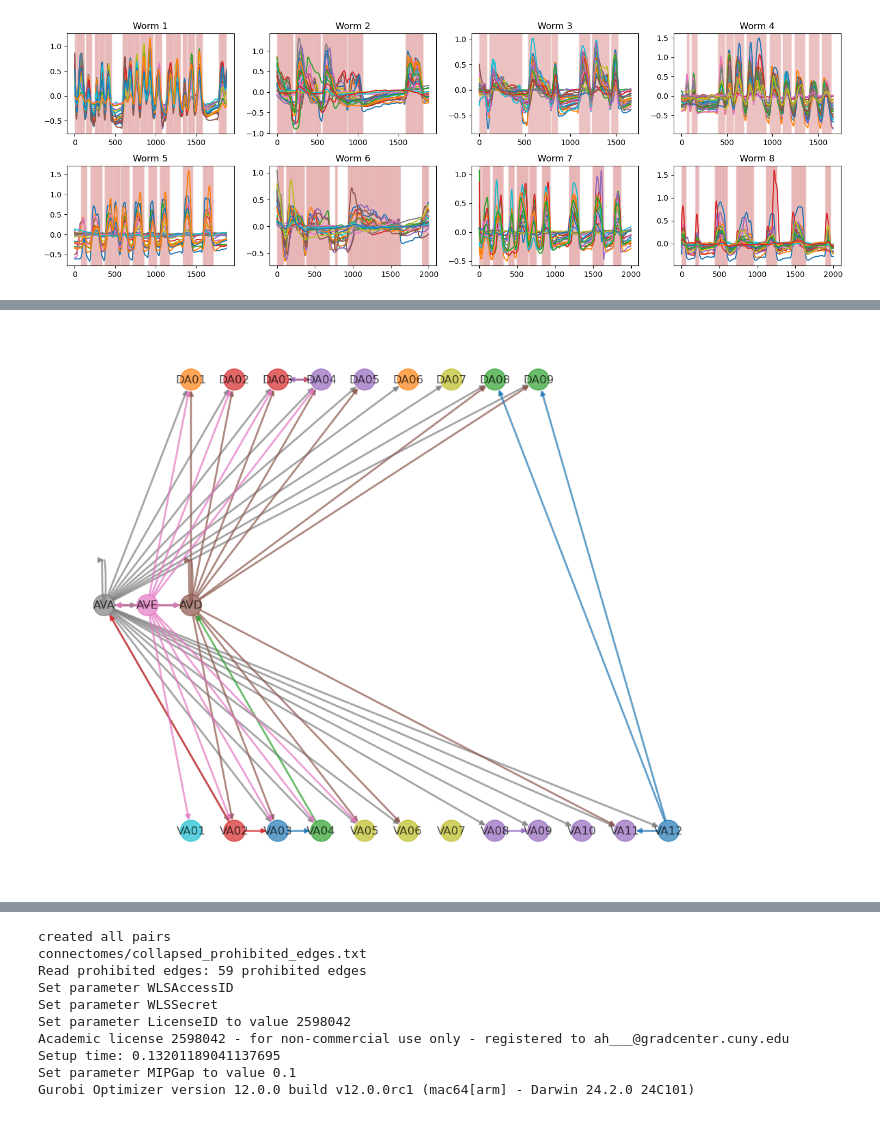
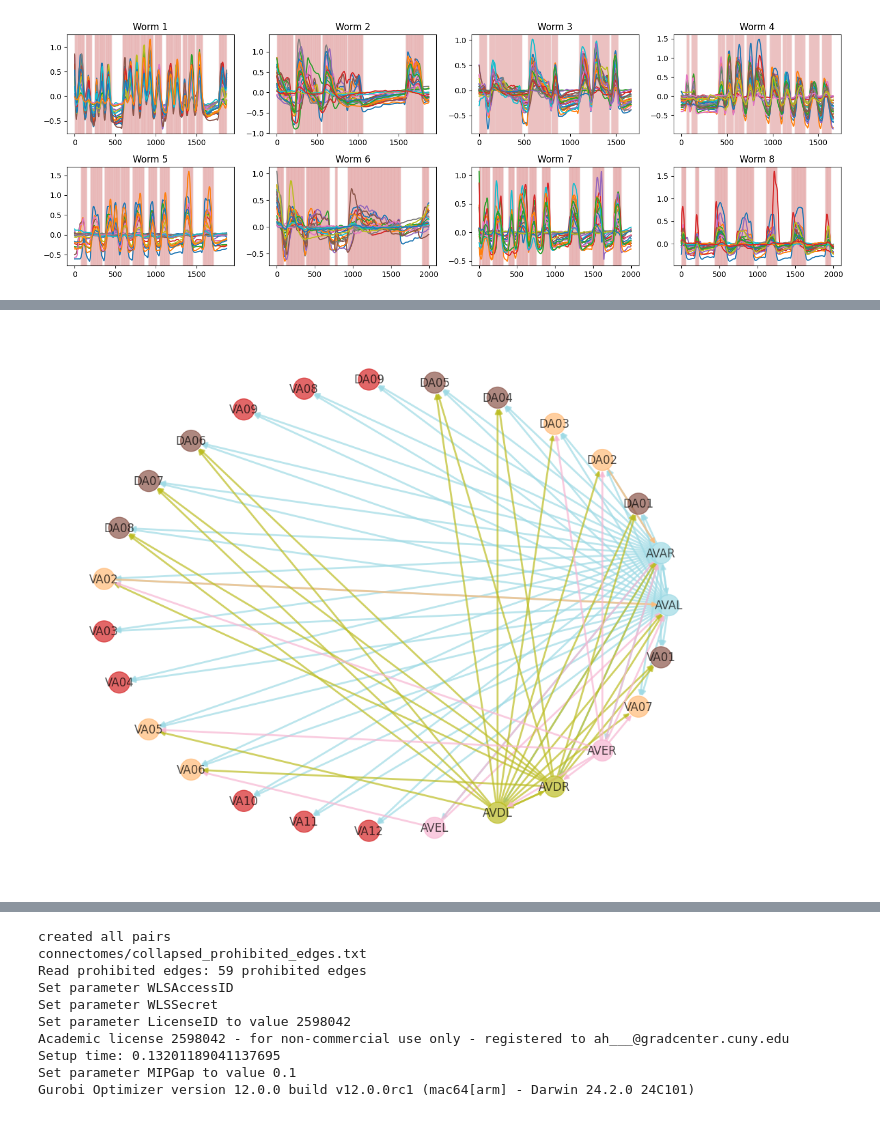
Before and after one commit to ialireza13/c_elegans_neural_network, a Jupyter notebook: handson.ipynb, the cells around one changed output, grey strips where cells are left out. Saved outputs shown, nothing was run; the diff lists cells and outputs as text; code cells hidden in the pictures.

```diff
--- a/handson.ipynb
+++ b/handson.ipynb
@@ -123,0 +177,5 @@ for method, metric, name in tqdm(datatable):
+# %%
+EdgesRemoved, EdgesAdded, G_result = repair_network(f"colorings/cons_3_colors_uncollapsed.txt", "connectomes/uncollapsed_varshney.graph.txt", f"outputs/uncollapsed_colors_o_", 1, 1, prohibit_file_path="connectomes/uncollapsed_prohibited_edges.txt")
+
+for row in colors.iterrows():
+    G_result.nodes[row[1][0]]['color'] = row[1][1]
@@ -123,0 +200,3 @@ for method, metric, name in tqdm(datatable):
+# %%
+df_weights = pd.read_csv(f'connectomes/uncollapsed_varshney_weights.txt', sep='\t', header=None)
+1.0*(sum([df_weights[(df_weights[0] == edge[0]) & (df_weights[1] == edge[1])][2].values[0] for edge in EdgesRemoved]) + len(EdgesAdded)) / df_weights[2].sum()
@@ -124,15 +205,23 @@ for method, metric, name in tqdm(datatable):
 # %%
-collapsed = 'collapsed'
-df_weights = pd.read_csv(f'connectomes/{collapsed}_varshney_weights.txt', sep='\t', header=None)
-
 res = {}
 
-for run in datatable:
-    res[run[0]+ '-' + run[2]] = {}
-    for a in [1,2]:
-        for b in [1,2]:
-            EdgesRemoved, EdgesAdded, G_result = repair_network(f"colorings/{run[0][:4]}_{run[2]}_colors_{collapsed}.txt", f"connectomes/{collapsed}_varshney.graph.txt", f"outputs/{collapsed}_{run[0][:4]}_{run[2]}_colors_o_", a, b, prohibit_file_path=f"connectomes/{collapsed}_prohibited_edges.txt")
-            # res[run[0]+ '-' + run[2]][(a,b)] = [(len(EdgesRemoved)+len(EdgesAdded))/56.0]
-            res[run[0]+ '-' + run[2]][(a,b)] = (sum([df_weights[(df_weights[0] == edge[0]) & (df_weights[1] == edge[1])][2].values[0] for edge in EdgesRemoved]) + len(EdgesAdded)) / df_weights[2].sum()
-            # res[run[0]+ '-' + run[2]][(a,b)] = (sum([df_weights[(df_weights[0] == edge[0]) & (df_weights[1] == edge[1])][2].values[0] for edge in EdgesRemoved]) + len(EdgesAdded)) / df_weights.shape[0]
+for collapsed in ['collapsed', 'collapsed']:
+    if collapsed == 'uncollapsed':
+        clusters_range = [3,4,5,6,7,8,9,10,11,12,13,14]
+    else:
+        clusters_range = [11,12,13,14]
+    df_weights = pd.read_csv(f'connectomes/{collapsed}_varshney_weights.txt', sep='\t', header=None)
+    for n_cluster in clusters_range:
+        print(f'############### cons, {str(n_cluster)}...')
+        df = pd.read_csv(f"colorings/cons_{n_cluster}_colors_{collapsed}.txt", sep='\t', header=None)
+        n_colors = str(df[~df[0].str.startswith('A')][1].max()+1)
+        res['cons-' + str(n_cluster) + f'-{collapsed}'] = {}
+        for a in [1,2,3]:
+            for b in [1,2,3]:
+
+                EdgesRemoved, EdgesAdded, G_result = repair_network(f"colorings/cons_{str(n_cluster)}_colors_collapsed.txt", f"connectomes/{collapsed}_varshney.graph.txt", f"outputs/{collapsed}_consensous_{str(n_cluster)}_colors_o_", a, b, prohibit_file_path=f"connectomes/{collapsed}_prohibited_edges.txt", verbose=False)
+                # res[run[0]+ '-' + run[2]][(a,b)] = [(len(EdgesRemoved)+len(EdgesAdded))/56.0]
+                repair_percentage = 1.0*(sum([df_weights[(df_weights[0] == edge[0]) & (df_weights[1] == edge[1])][2].values[0] for edge in EdgesRemoved]) + len(EdgesAdded)) / df_weights[2].sum()
+                res['cons-' + str(n_cluster) + f'-{collapsed}'][(a,b)] = repair_percentage
+                # res[run[0]+ '-' + run[2]][(a,b)] = (sum([df_weights[(df_weights[0] == edge[0]) & (df_weights[1] == edge[1])][2].values[0] for edge in EdgesRemoved]) + len(EdgesAdded)) / df_weights.shape[0]
 # %% [output]
@@ -190,5 +231,0 @@ for row in colors.iterrows():
-# %%
-EdgesRemoved, EdgesAdded, G_result = repair_network(f"colorings/cons_7_colors_collapsed.txt", "connectomes/collapsed_varshney.graph.txt", f"outputs/collapsed_colors_o_", 1, 1, prohibit_file_path="connectomes/collapsed_prohibited_edges.txt")
-
-for row in colors.iterrows():
-    G_result.nodes[row[1][0]]['color'] = row[1][1]
@@ -314,4 +341,4 @@ plot_graph_with_weights_and_groups(G_orig, pos=pos, draw_edge_labels=False, unif
 # %%
-plot_graph_with_weights_and_groups(G_orig, pos=pos, draw_edge_labels=False, uniform_edges=True)
+plot_graph_with_weights_and_groups(G_result, draw_edge_labels=False, uniform_edges=True)
 # %% [output]
-[figure, old version]
+[figure, new version]
```
Also changed, not shown: parts of 19 cells of this notebook, 1 other file.
